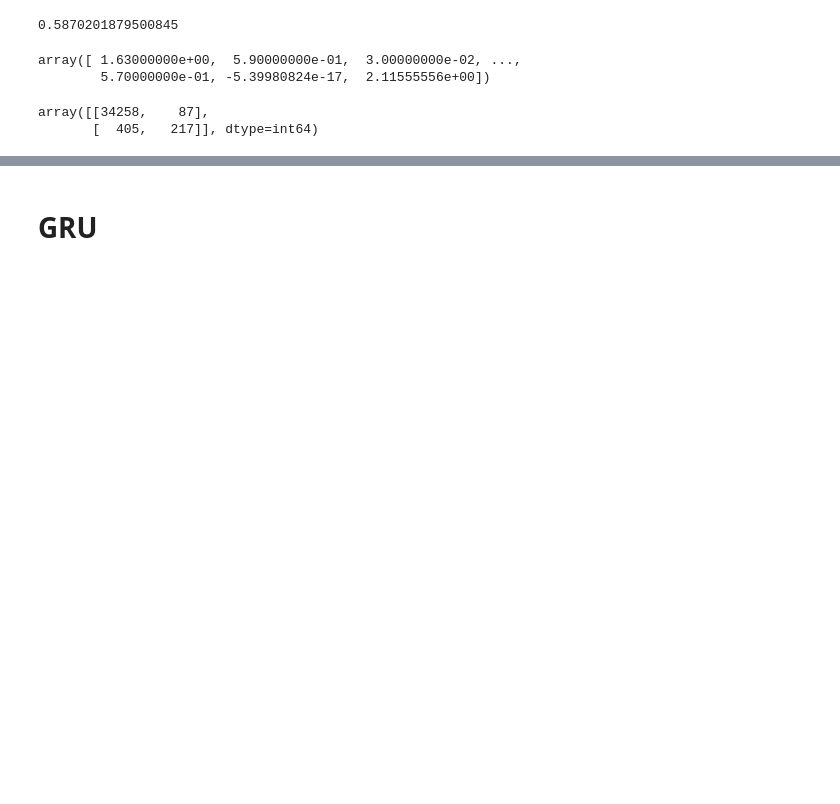
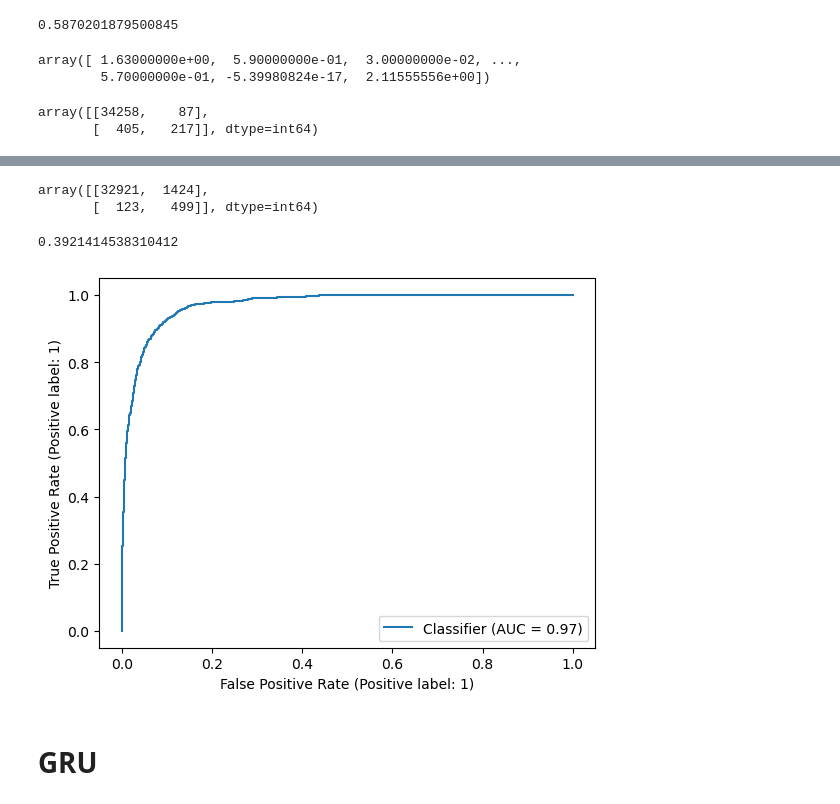
Before and after one commit to Rokkaan5/STAT5010_FinalProject, a Jupyter notebook: code/STAT5010-JK.ipynb, the cells around one changed output, grey strips where cells are left out. Cells and saved outputs as stored; diff of their text form; code cells hidden in the pictures; blank space fills up the shorter version.

```diff
--- a/code/STAT5010-JK.ipynb
+++ b/code/STAT5010-JK.ipynb
@@ -248,0 +281,4 @@ array([[34258,    87],
+# %%
+lgbmc = LGBMClassifier(boosting_type='dart', learning_rate=.4, n_jobs=-1, class_weight='balanced')
+
+lgbmc.fit(X =X_train_rand, y = y_train_rand)
@@ -249,3 +297,19 @@ array([[34258,    87],
+# %%
+LG_proba = lgbmc.predict_proba(X_test_rand)
+# %%
+confusion_matrix(y_test_rand, LG_preds)
+# %% [output]
+array([[32921,  1424],
+       [  123,   499]], dtype=int64)
+# %%
+f1_score(y_test_rand, LG_preds)
+# %% [output]
+0.3921414538310412
+# %%
+RocCurveDisplay.from_predictions(y_test_rand, LG_proba[:,1])
+plt.savefig('lgbm_roc.png', dpi=300)
+# %% [output]
+[figure, added]
 # %% [markdown]
 # GRU
 # %%
```
Also changed, not shown: parts of 21 cells of this notebook.
